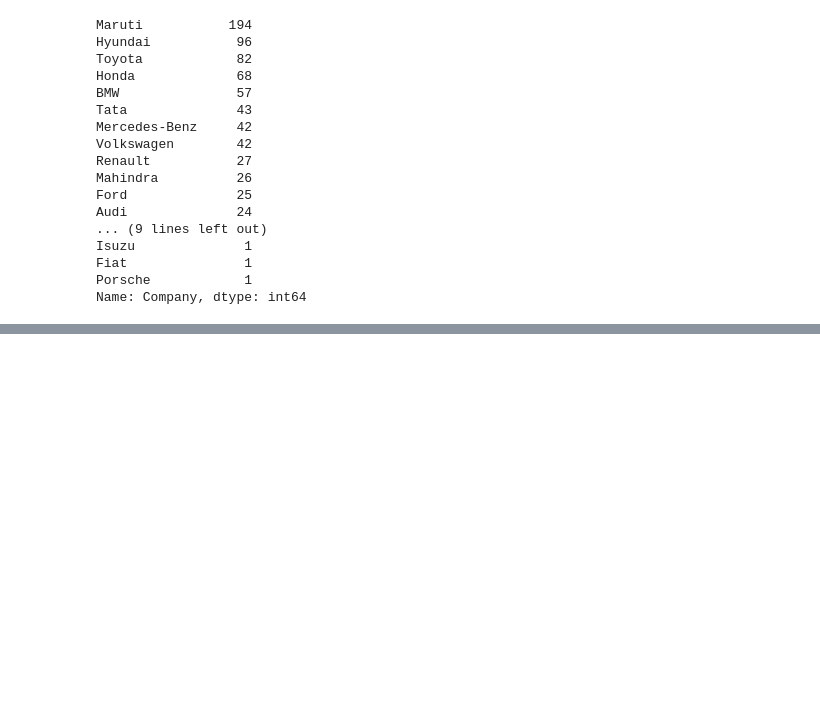
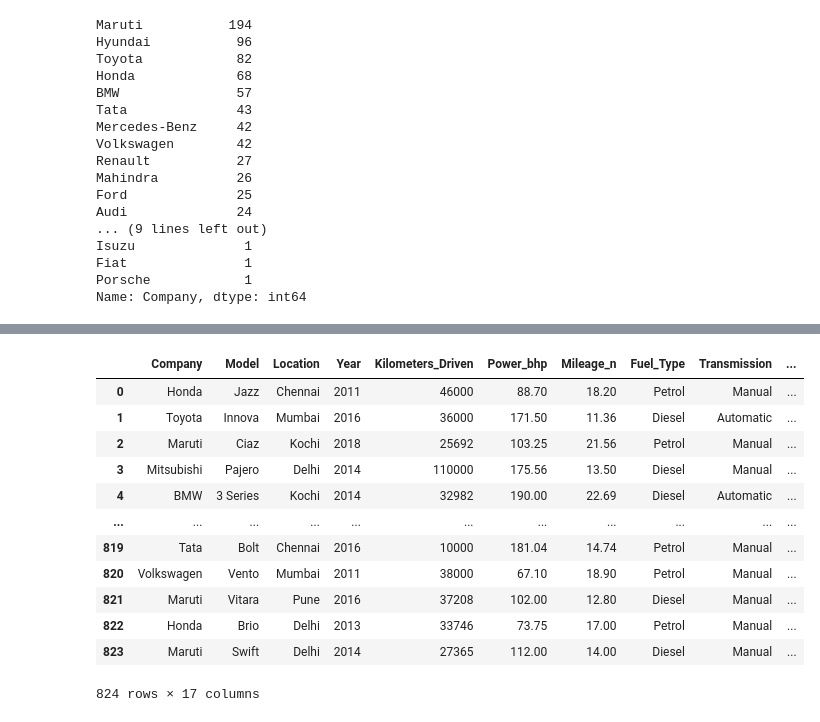
Before and after one commit to ranjeet964/Car-resell-price-prediction, a Jupyter notebook: new price model.ipynb, the cells around one changed output, grey strips where cells are left out. Cells and saved outputs as stored; diff of their text form; code cells hidden in the pictures; blank space fills up the shorter version.

```diff
--- a/new price model.ipynb
+++ b/new price model.ipynb
@@ -87,0 +134,16 @@ Name: Company, dtype: int64
+# %%
+df
+# %% [output]
+|  | Company | Model | Location | Year | Kilometers_Driven | Power_bhp | Mileage_n | Fuel_Type | Transmission | ... |
+| 0 | Honda | Jazz | Chennai | 2011 | 46000 | 88.70 | 18.20 | Petrol | Manual | ... |
+| 1 | Toyota | Innova | Mumbai | 2016 | 36000 | 171.50 | 11.36 | Diesel | Automatic | ... |
+| 2 | Maruti | Ciaz | Kochi | 2018 | 25692 | 103.25 | 21.56 | Petrol | Manual | ... |
+| 3 | Mitsubishi | Pajero | Delhi | 2014 | 110000 | 175.56 | 13.50 | Diesel | Manual | ... |
+| 4 | BMW | 3 Series | Kochi | 2014 | 32982 | 190.00 | 22.69 | Diesel | Automatic | ... |
+| ... | ... | ... | ... | ... | ... | ... | ... | ... | ... | ... |
+| 819 | Tata | Bolt | Chennai | 2016 | 10000 | 181.04 | 14.74 | Petrol | Manual | ... |
+| 820 | Volkswagen | Vento | Mumbai | 2011 | 38000 | 67.10 | 18.90 | Petrol | Manual | ... |
+| 821 | Maruti | Vitara | Pune | 2016 | 37208 | 102.00 | 12.80 | Diesel | Manual | ... |
+| 822 | Honda | Brio | Delhi | 2013 | 33746 | 73.75 | 17.00 | Petrol | Manual | ... |
+| 823 | Maruti | Swift | Delhi | 2014 | 27365 | 112.00 | 14.00 | Diesel | Manual | ... |
+824 rows × 17 columns
```
Also changed, not shown: parts of 36 cells of this notebook, 1 other file.
